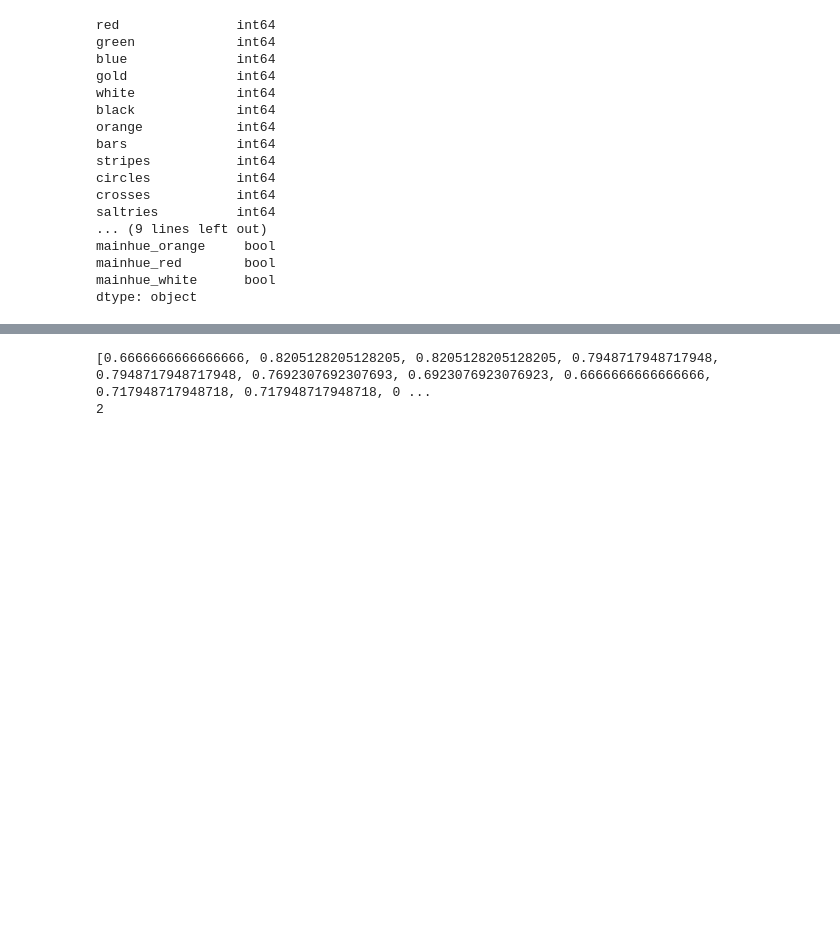
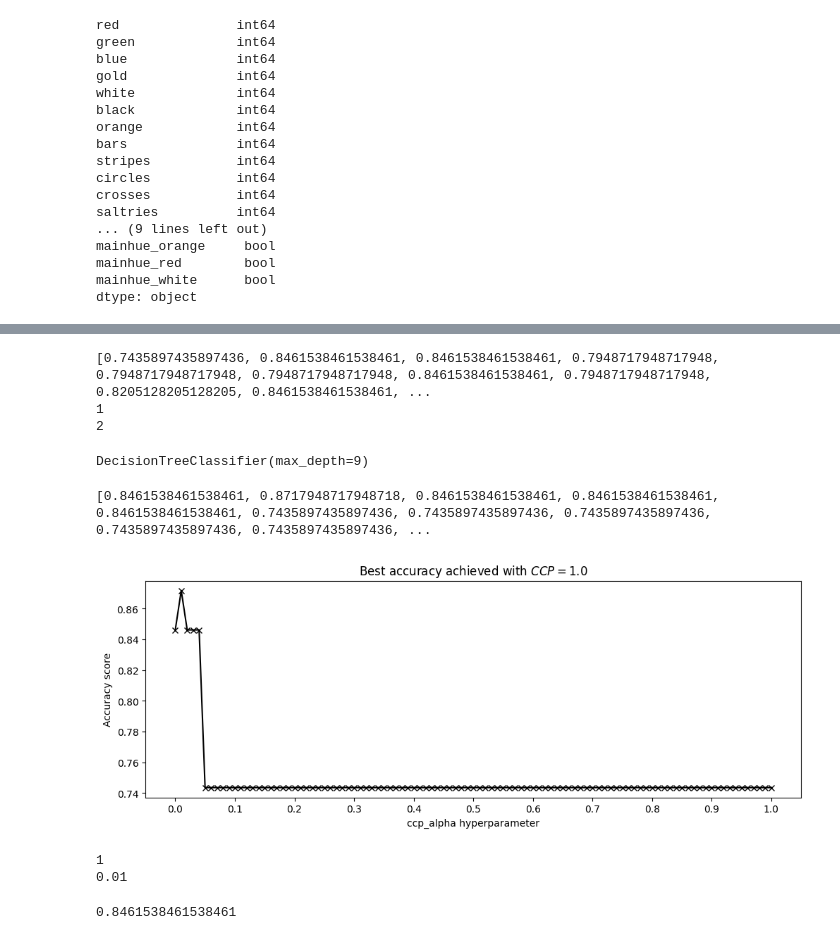
Before and after one commit to lampnis/decision-trees, a Jupyter notebook: notebook.ipynb, the cells around one changed output, grey strips where cells are left out. Cells and saved outputs as stored; diff of their text form; code cells hidden in the pictures; blank space fills up the shorter version.

Commit message:
Finished flag recognition tree. This is still open ended!

```diff
--- a/notebook.ipynb
+++ b/notebook.ipynb
@@ -210,8 +210,11 @@ plt.show()
 # %%
 #Find the largest accuracy and the depth this occurs
-largest_acc = np.argmax(acc_depth)
+largest_acc_idx = np.argmax(acc_depth)
 print(acc_depth)
-print(largest_acc+1)
+print(largest_acc_idx)
+print(list(depths)[largest_acc_idx])
+best_depth = list(depths)[largest_acc_idx]
 # %% [output]
-[0.6666666666666666, 0.8205128205128205, 0.8205128205128205, 0.7948717948717948, 0.7948717948717948, 0.7692307692307693, 0.6923076923076923, 0.6666666666666666, 0.717948717948718, 0.717948717948718, 0 ...
+[0.7435897435897436, 0.8461538461538461, 0.8461538461538461, 0.7948717948717948, 0.7948717948717948, 0.7948717948717948, 0.8461538461538461, 0.7948717948717948, 0.8205128205128205, 0.8461538461538461, ...
+1
 2
@@ -235,0 +221,48 @@ print(largest_acc+1)
+# %%
+#Refit decision tree model with the highest accuracy and plot the decision tree
+dtree_largest_acc = DecisionTreeClassifier(max_depth=largest_acc+1)
+dtree_largest_acc.fit(x_train, y_train)
+# %% [output]
+DecisionTreeClassifier(max_depth=9)
+# %%
+#Create a new list for the accuracy values of a pruned decision tree.  Loop through
+#the values of ccp and append the scores to the list
+acc_pruned = []
+ccps = np.array(list(range(0,101)))/100
+for ccp in ccps:
+    dtree_ccp = DecisionTreeClassifier(ccp_alpha=ccp)
+    dtree_ccp.fit(x_train, y_train)
+    acc_pruned.append(dtree_ccp.score(x_test, y_test))
+
+print(acc_pruned)
+# %% [output]
+[0.8461538461538461, 0.8717948717948718, 0.8461538461538461, 0.8461538461538461, 0.8461538461538461, 0.7435897435897436, 0.7435897435897436, 0.7435897435897436, 0.7435897435897436, 0.7435897435897436, ...
+# %%
+#Plot the accuracy vs ccp_alpha
+plt.figure(figsize=(12, 4))
+
+plt.plot(ccps, acc_pruned, 'kx-')
+plt.title(f"Best accuracy achieved with $CCP={np.max(ccps)}$")
+plt.xlabel('ccp_alpha hyperparameter')
+plt.ylabel('Accuracy score')
+plt.xticks(np.array(list(range(0, 101, 10)))/100)
+plt.show()
+# %% [output]
+[figure, added]
+# %%
+
+#Find the largest accuracy and the ccp value this occurs
+best_ccp_idx = np.argmax(acc_pruned)
+best_ccp = ccps[best_ccp_idx]
+print(best_ccp_idx)
+print(best_ccp)
+# %% [output]
+1
+0.01
+# %%
+#Fit a decision tree model with the values for max_depth and ccp_alpha found above
+dtree_best = DecisionTreeClassifier(max_depth=best_depth, ccp_alpha=best_ccp)
+dtree_best.fit(x_train, y_train)
+dtree_best.score(x_test, y_test)
+# %% [output]
+0.8461538461538461
```
Also changed, not shown: parts of 3 cells of this notebook.
